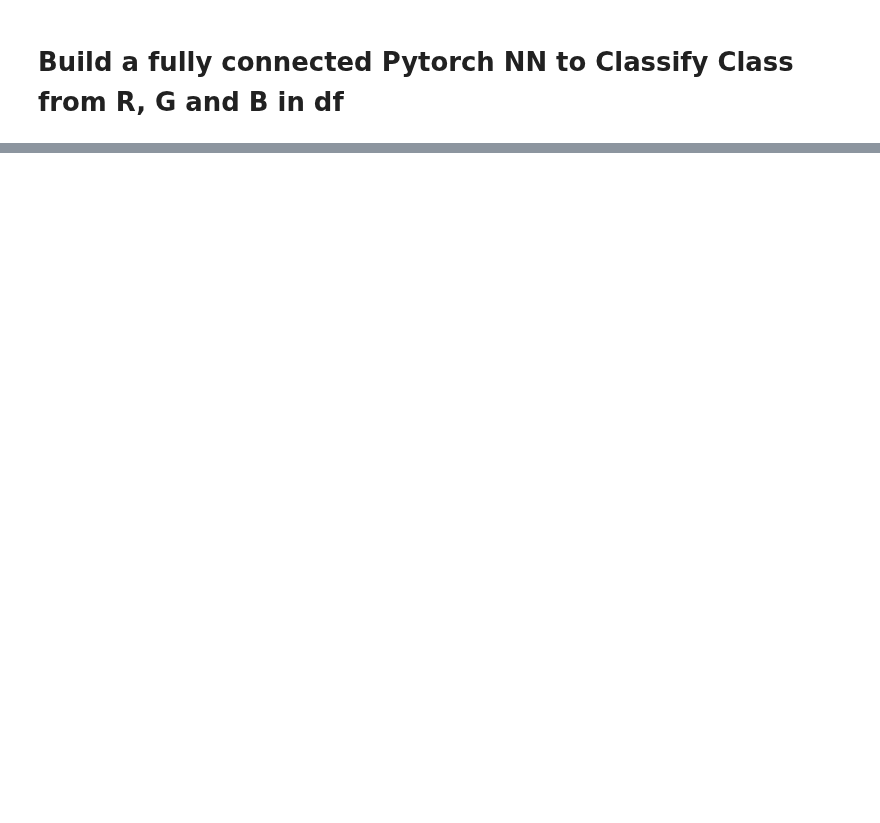
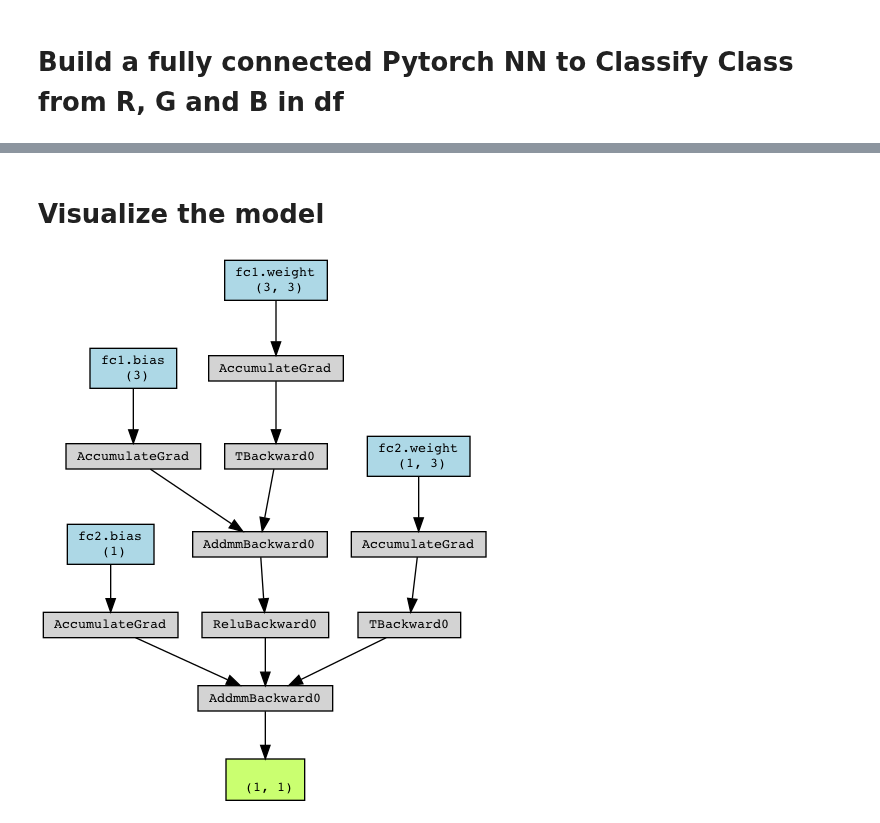
Before and after one commit to menonpg/bioeng2390_ai_in_healthcare, a Jupyter notebook: Week11/MLP_from_scratch/PytorchFullyConnected_MLP.ipynb, the cells around one changed output, grey strips where cells are left out. Cells and saved outputs as stored; diff of their text form; code cells hidden in the pictures; blank space fills up the shorter version.

Commit message:
update pytorch model building code

```diff
--- a/Week11/MLP_from_scratch/PytorchFullyConnected_MLP.ipynb
+++ b/Week11/MLP_from_scratch/PytorchFullyConnected_MLP.ipynb
@@ -14,4 +51,5 @@ df.head()
 # %%
+df.dropna(inplace=True)
 df['Class'].value_counts()
 # %% [output]
 1    57
@@ -157,0 +188,21 @@ Model Accuracy: 0.0000
+# %% [markdown]
+# Visualize the model
+# %%
+from torchviz import make_dot
+
+# Create a dummy input tensor with the same shape as your input data
+dummy_input = torch.randn(1, 3)  # Batch size of 1, 3 input features (R, G, B)
+
+# Pass the dummy input through the model to generate the computational graph
+output = model(dummy_input)
+
+# Visualize the model
+dot = make_dot(output, params=dict(model.named_parameters()))
+dot.format = 'png'  # Save as a PNG file
+dot.render('model_visualization')  # This will save the file as 'model_visualization.png'
+
+# Display the visualization in Jupyter Notebook (if applicable)
+from IPython.display import Image
+Image(filename='model_visualization.png')
+# %% [output]
+[figure, added]
```
Also changed, not shown: parts of 9 cells of this notebook, 3 other files.
